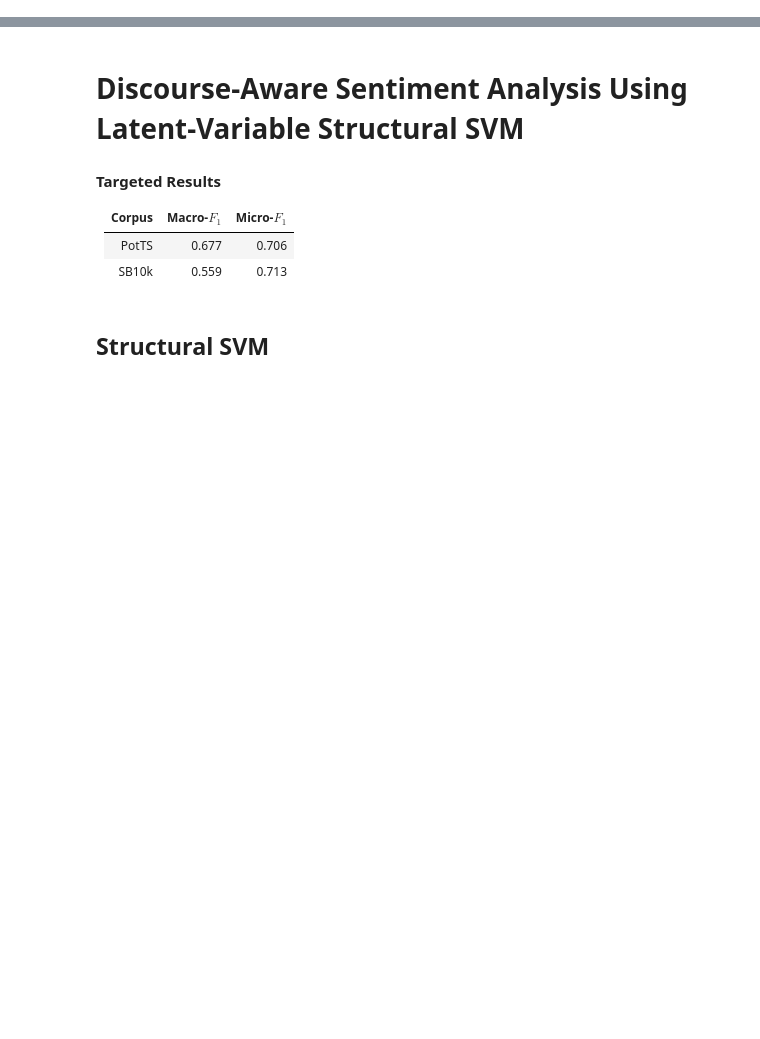
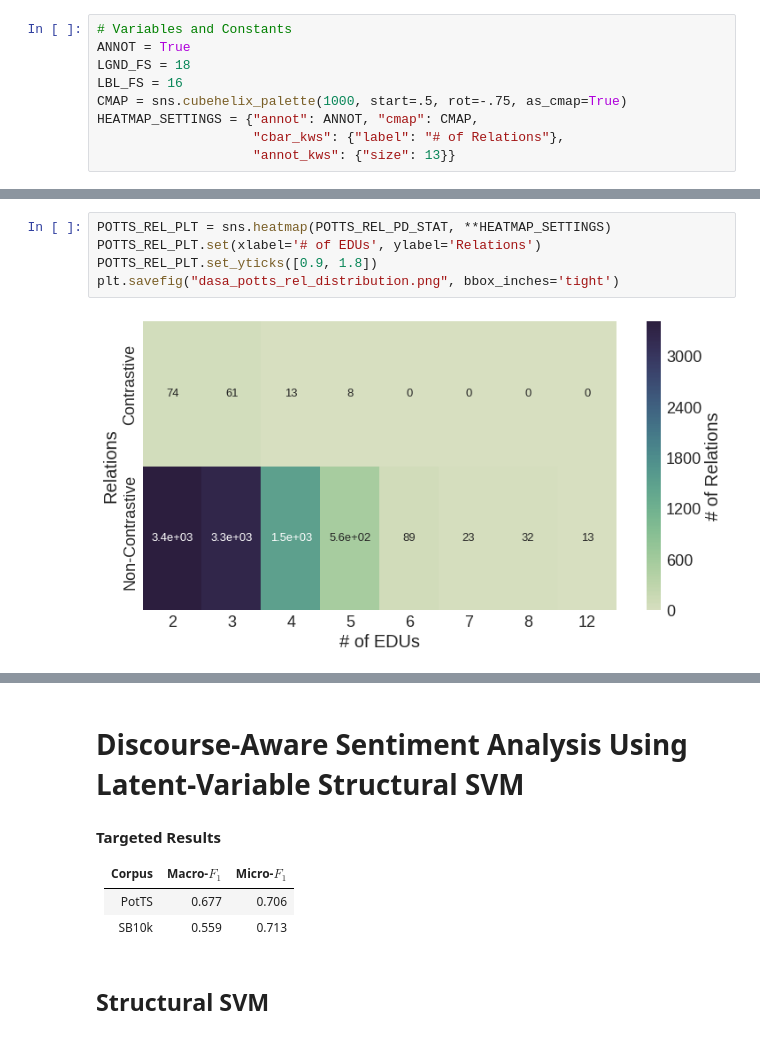
Before and after one commit to WladimirSidorenko/Dissertation, a Jupyter notebook: notebooks/dasa.ipynb, the cells around one changed output, grey strips where cells are left out. Saved outputs shown, nothing was run; the diff lists cells and outputs as text; blank space fills up the shorter version.

```diff
--- a/notebooks/dasa.ipynb
+++ b/notebooks/dasa.ipynb
@@ -0,0 +100,9 @@
+# %%
+# Variables and Constants
+ANNOT = True
+LGND_FS = 18
+LBL_FS = 16
+CMAP = sns.cubehelix_palette(1000, start=.5, rot=-.75, as_cmap=True)
+HEATMAP_SETTINGS = {"annot": ANNOT, "cmap": CMAP,
+                    "cbar_kws": {"label": "# of Relations"},
+                    "annot_kws": {"size": 13}}
@@ -0,0 +129,7 @@
+# %%
+POTTS_REL_PLT = sns.heatmap(POTTS_REL_PD_STAT, **HEATMAP_SETTINGS)
+POTTS_REL_PLT.set(xlabel='# of EDUs', ylabel='Relations')
+POTTS_REL_PLT.set_yticks([0.9, 1.8])
+plt.savefig("dasa_potts_rel_distribution.png", bbox_inches='tight')
+# %% [output]
+[figure, added]
```
Also changed, not shown: parts of 20 cells of this notebook.
